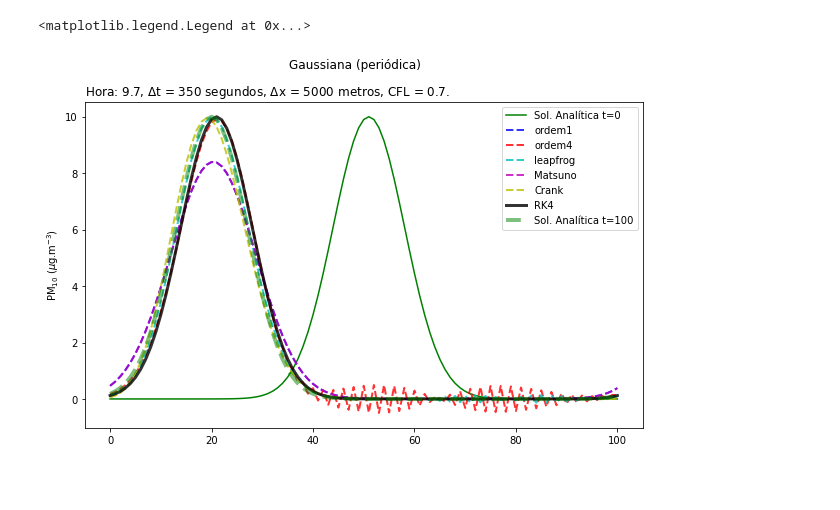
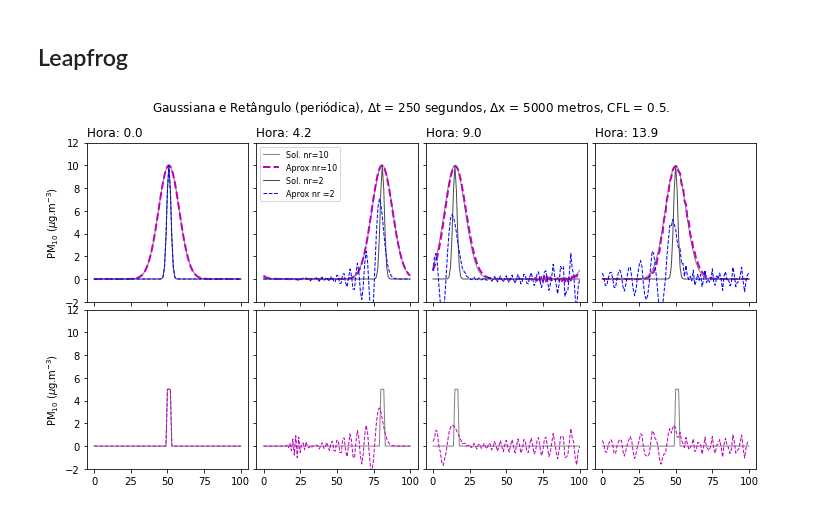
Before and after one commit to adelgadop/Modelagem, a Jupyter notebook: Exercicio_1/Advection.ipynb, the cells around one changed output. Drawn from its saved outputs; the diff is of its cells as text; code cells hidden in the pictures; blank space fills up the shorter version.

```diff
--- a/Exercicio_1/Advection.ipynb
+++ b/Exercicio_1/Advection.ipynb
@@ -1,49 +1,53 @@
+# %% [markdown]
+## Leapfrog
 # %%
 import numpy as np
 import matplotlib.pyplot as plt
 import imageio.v2 as imageio
 import os
 from matplotlib import animation, rc
 from functions import *
 
 # Condições do exercício
 # ----------------------
-Nx, dx, Nt, dt, U  = 101, 5000, 101, 350, 10,
+Nx, dx, Nt, dt, U  = 101, 5000, 201, 250, 10,
 hora = round((Nt-1)*dt/3600,1)
 x, _ = np.linspace(0, (Nx-1)*5000, Nx, retstep = True)
 t, _ = np.linspace(0, (Nt-1)*dt, Nt, retstep = True)
 CFL     = U*dt/dx       # Courant number  CFL = 1, dt = 500
-n, nr =  100, 10
 ylabel =  "PM$_{10}$ ($\mu$g.m$^{-3}$)"
 
 # Função (Gaussiana, Retângulo),
 # Cproximação (ordem1, ordem4, leapfrog, Matsuno, Crank, RK4)
 # Contorno (fixa, periódica, radiacional)
 # --------------------------------------
-fun         =  "Gaussiana"          # Gaussiana, Retângulo
 cond_front  =  "periódica"          # fixa, periódica, radiacional
-aproximations = {'ordem1':"b", 'ordem4':"r", 'leapfrog':"c",
-                'Matsuno':"m", 'Crank':"y", 'RK4':"k"}
+aprox       =  'leapfrog'
 
-C_ref = sol_analytical(fun, x, U, Nx, Nt, nr, dt, t)
-Gaus_10 = {}
+leap = {}
+leap['gau'] = {"s10": sol_analytical("Gaussiana", x, U, Nx, Nt, 10, dt, t),
+               "s2": sol_analytical("Gaussiana", x, U, Nx, Nt, 2, dt, t),
+               "n10": sol_num(aprox, cond_front, "Gaussiana", CFL, 10, Nx, Nt, x, dx, U, t, dt),
+               "n2": sol_num(aprox, cond_front, "Gaussiana", CFL, 2, Nx, Nt, x, dx, U, t, dt)}
+leap['ret'] = {"s": sol_analytical("Retângulo", x, U, Nx, Nt, 10, dt, t),
+               "n": sol_num(aprox, cond_front, "Retângulo", CFL, 10, Nx, Nt, x, dx, U, t, dt)}
 
-fig, ax = plt.subplots(figsize=(10,6))
-ax.plot(C_ref[:,0], color='g', label="Sol. Analítica t=0")
-for aprox, col in aproximations.items():
-    Gaus_10[aprox] = sol_num(aprox, cond_front, fun, CFL, nr, Nx, Nt, x, dx, U, t, dt)
-    if aprox == "RK4":
-        ax.plot(Gaus_10[aprox][:, n], label=aprox, color=col, alpha=.8, lw=3)
-    else:
-        ax.plot(Gaus_10[aprox][:, n], label=aprox, color=col, alpha=.8, lw=2,linestyle='dashed')
-
-ax.plot(C_ref[:,n], color='g', label=f"Sol. Analítica t={n}", lw=4, alpha=.5, linestyle="dashed")
-ax.set_ylabel(ylabel)
-ax.set_title(f"Hora: {round((n*dt/3600),1)}, $\Delta$t = {dt} segundos, $\Delta$x = {dx} metros, CFL = {CFL}.",loc='left')
-plt.suptitle(fun+f" ({cond_front})")
-ax.legend()
-#fig.savefig("fig/" + fun[:3] + "_all_" + cond_front[:3] +"_" + str(hora) +".png",
-#               dpi = 300, bbox_inches='tight', facecolor='w')
+fig, ax = plt.subplots(2,4, figsize=(12,6), sharex=True, sharey=True, gridspec_kw={'hspace':0.05, 'wspace':0.05})
+for i, n in enumerate([0, 60, 130, 200]):
+    ax[0,i].plot(leap['gau']['s10'][:,n], color='0.3', label="Sol. nr=10", lw=1, alpha =0.7)
+    ax[0,i].plot(leap['gau']['n10'][:,n], color='m', label="Aprox nr=10", lw=2, linestyle='dashed')
+    ax[0,i].plot(leap['gau']['s2'][:,n], color='0.3', label="Sol. nr=2", lw=1)
+    ax[0,i].plot(leap['gau']['n2'][:,n], color='b', label="Aprox nr =2", lw=1, linestyle='dashed')
+    ax[0,i].set_title(f"Hora: {round((n*dt/3600),1)}", loc='left')
+    ax[1,i].plot(leap['ret']['s'][:,n], color='0.3', label="Sol.", lw=1, alpha =0.7)
+    ax[1,i].plot(leap['ret']['n'][:,n], color='m', label="Aprox.", lw=1, linestyle='dashed')
+    for j in [0,1]:
+        ax[0,i].set_ylim(-2, 12)
+        ax[j,0].set_ylabel(ylabel)
+    if i == 1:
+        ax[0,i].legend(ncol=1, fontsize=8)
+plt.suptitle("Gaussiana e Retângulo "+f"({cond_front}), $\Delta$t = {dt} segundos, $\Delta$x = {dx} metros, CFL = {CFL}.")
+fig.savefig("fig/" + aprox[:3] + "_all_" + cond_front[:3] +"_" + str(hora) +".png",
+            dpi = 300, bbox_inches='tight', facecolor='w')
 # %% [output]
-<matplotlib.legend.Legend at 0x...>
-[figure, old version]
+[figure, new version]
```
Also changed, not shown: parts of 7 cells of this notebook, 11 other files.
